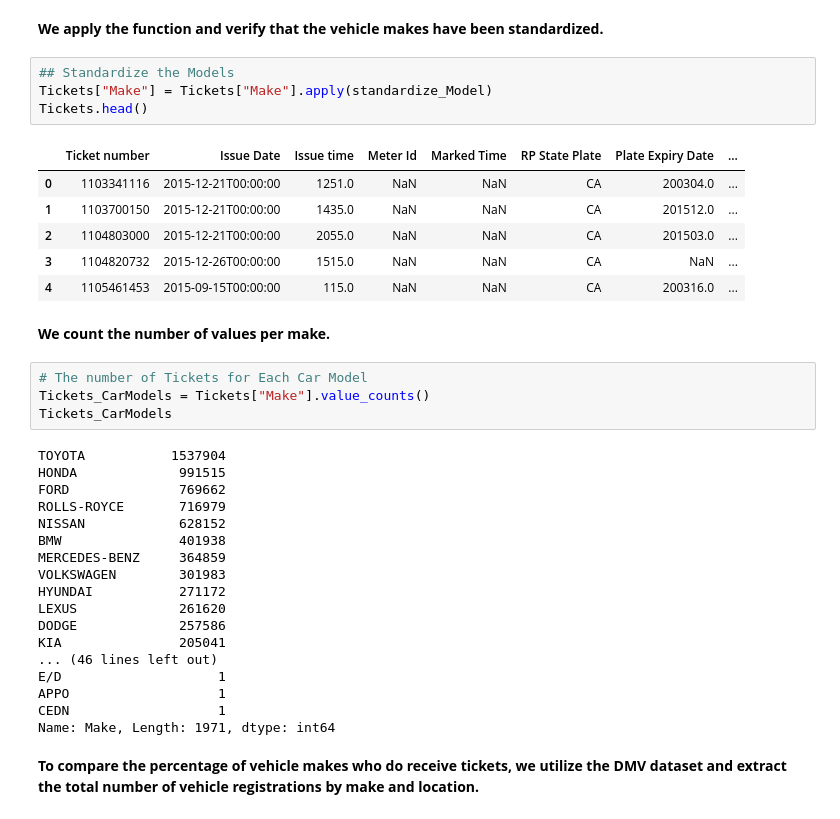
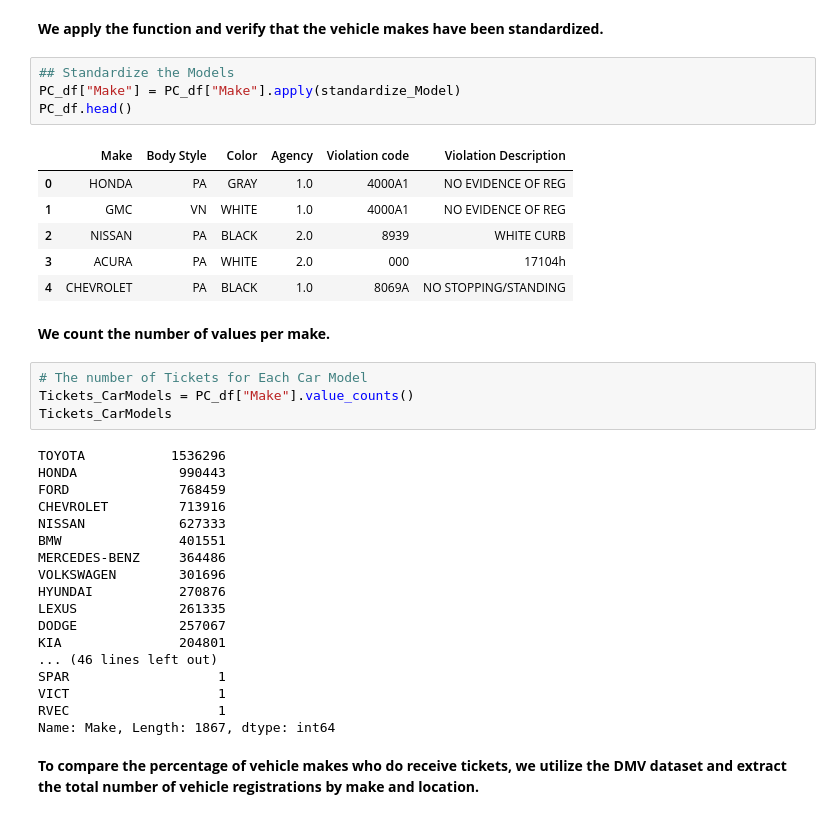
Before and after one commit to johnny-tran/COGS108_Final, a Jupyter notebook: FinalProject.ipynb, the cells around one changed output. Drawn from its saved outputs; the diff is of its cells as text.

```diff
--- a/FinalProject.ipynb
+++ b/FinalProject.ipynb
@@ -614,39 +610,39 @@ def standardize_Model(string):
 **We apply the function and verify that the vehicle makes have been standardized.**
 # %%
 ## Standardize the Models
-Tickets["Make"] = Tickets["Make"].apply(standardize_Model)
-Tickets.head()
+PC_df["Make"] = PC_df["Make"].apply(standardize_Model)
+PC_df.head()
 # %% [output]
-|  | Ticket number | Issue Date | Issue time | Meter Id | Marked Time | RP State Plate | Plate Expiry Date | ... |
-| 0 | 1103341116 | 2015-12-21T00:00:00 | 1251.0 | NaN | NaN | CA | 200304.0 | ... |
-| 1 | 1103700150 | 2015-12-21T00:00:00 | 1435.0 | NaN | NaN | CA | 201512.0 | ... |
-| 2 | 1104803000 | 2015-12-21T00:00:00 | 2055.0 | NaN | NaN | CA | 201503.0 | ... |
-| 3 | 1104820732 | 2015-12-26T00:00:00 | 1515.0 | NaN | NaN | CA | NaN | ... |
-| 4 | 1105461453 | 2015-09-15T00:00:00 | 115.0 | NaN | NaN | CA | 200316.0 | ... |
+|  | Make | Body Style | Color | Agency | Violation code | Violation Description |
+| 0 | HONDA | PA | GRAY | 1.0 | 4000A1 | NO EVIDENCE OF REG |
+| 1 | GMC | VN | WHITE | 1.0 | 4000A1 | NO EVIDENCE OF REG |
+| 2 | NISSAN | PA | BLACK | 2.0 | 8939 | WHITE CURB |
+| 3 | ACURA | PA | WHITE | 2.0 | 000 | 17104h |
+| 4 | CHEVROLET | PA | BLACK | 1.0 | 8069A | NO STOPPING/STANDING |
 # %% [markdown]
 **We count the number of values per make.**
 # %%
 # The number of Tickets for Each Car Model
-Tickets_CarModels = Tickets["Make"].value_counts()
+Tickets_CarModels = PC_df["Make"].value_counts()
 Tickets_CarModels
 # %% [output]
-TOYOTA           1537904
-HONDA             991515
-FORD              769662
-ROLLS-ROYCE       716979
-NISSAN            628152
-BMW               401938
-MERCEDES-BENZ     364859
-VOLKSWAGEN        301983
-HYUNDAI           271172
-LEXUS             261620
-DODGE             257586
-KIA               205041
+TOYOTA           1536296
+HONDA             990443
+FORD              768459
+CHEVROLET         713916
+NISSAN            627333
+BMW               401551
+MERCEDES-BENZ     364486
+VOLKSWAGEN        301696
+HYUNDAI           270876
+LEXUS             261335
+DODGE             257067
+KIA               204801
 ... (46 lines left out)
-E/D                    1
-APPO                   1
-CEDN                   1
-Name: Make, Length: 1971, dtype: int64
+SPAR                   1
+VICT                   1
+RVEC                   1
+Name: Make, Length: 1867, dtype: int64
 # %% [markdown]
 **To compare the percentage of vehicle makes who do receive tickets, we utilize the DMV dataset and extract the total number of vehicle registrations by make and location.**
 # %%
```
Also changed, not shown: parts of 27 cells of this notebook.
